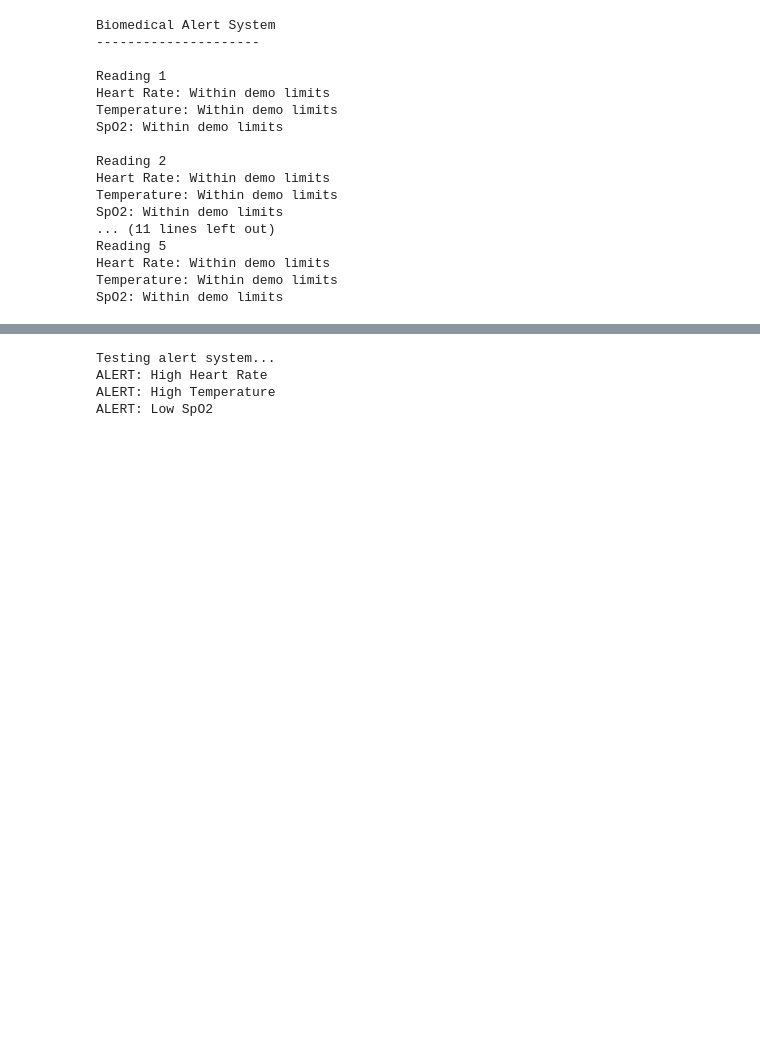
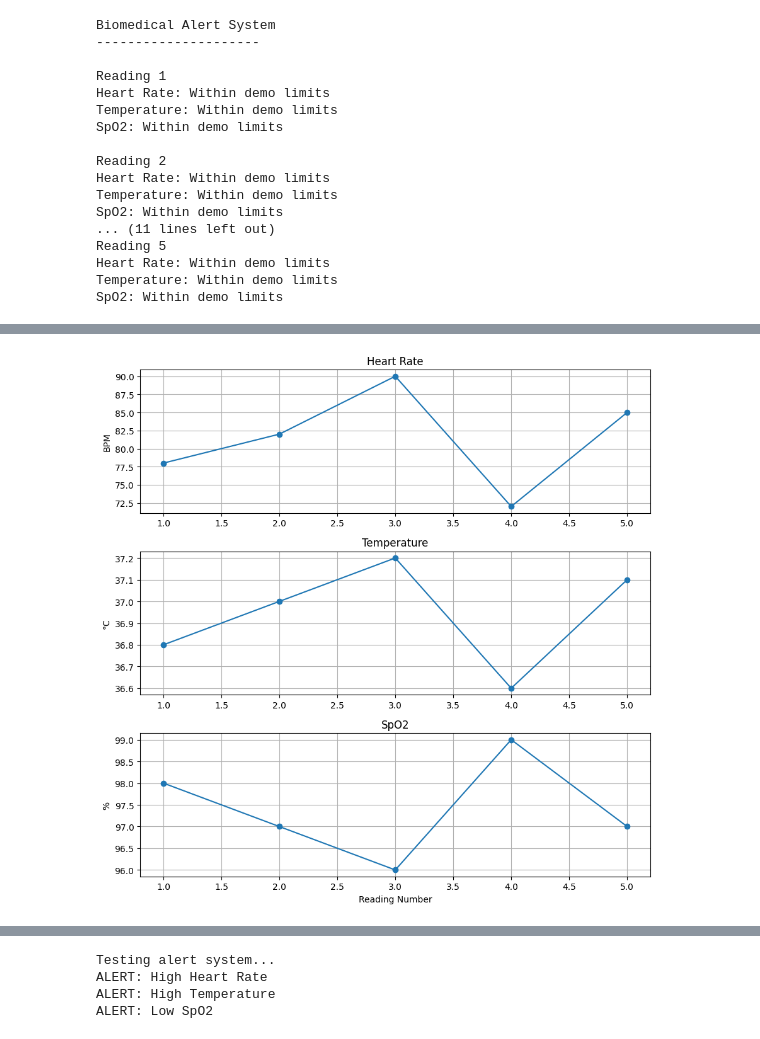
Before and after one commit to Madhu-BM673/smart-biomedical-monitor, a Jupyter notebook: biomedical_monitoring.ipynb, the cells around one changed output, grey strips where cells are left out. Drawn from its saved outputs; the diff is of its cells as text; code cells hidden in the pictures; blank space fills up the shorter version.

```diff
--- a/biomedical_monitoring.ipynb
+++ b/biomedical_monitoring.ipynb
@@ -155,3 +155,91 @@ Reading 5
 Heart Rate: Within demo limits
 Temperature: Within demo limits
 SpO2: Within demo limits
+# %%
+import csv
+import matplotlib.pyplot as plt
+
+# Function to read CSV data
+def read_data(filename):
+    heart_rates = []
+    temperatures = []
+    spo2_values = []
+
+    with open(filename, "r") as file:
+        reader = csv.DictReader(file)
+
+        for row in reader:
+            heart_rates.append(float(row["heart_rate"]))
+            temperatures.append(float(row["temperature"]))
+            spo2_values.append(float(row["spo2"]))
+
+    return heart_rates, temperatures, spo2_values
+
+
+# Function to display averages
+def display_average(hr, temp, spo2):
+    print("Biomedical Data Report")
+    print("--------------------")
+    print("Average Heart Rate:", sum(hr) / len(hr), "BPM")
+    print("Average Temperature:", sum(temp) / len(temp), "°C")
+    print("Average SpO2:", sum(spo2) / len(spo2), "%")
+
+
+# Function to plot graphs
+def plot_graphs(hr, temp, spo2):
+    readings = range(1, len(hr) + 1)
+
+    fig, axes = plt.subplots(3, 1, figsize=(9, 9))
+
+    axes[0].plot(readings, hr, marker="o")
+    axes[0].set_title("Heart Rate")
+    axes[0].set_ylabel("BPM")
+    axes[0].grid(True)
+
+    axes[1].plot(readings, temp, marker="o")
+    axes[1].set_title("Temperature")
+    axes[1].set_ylabel("°C")
+    axes[1].grid(True)
+
+    axes[2].plot(readings, spo2, marker="o")
+    axes[2].set_title("SpO2")
+    axes[2].set_ylabel("%")
+    axes[2].set_xlabel("Reading Number")
+    axes[2].grid(True)
+
+    plt.tight_layout()
+    plt.show()
+
+
+# Function to check demo alerts
+def check_alerts(hr, temp, spo2):
+    for i in range(len(hr)):
+        print(f"\nReading {i + 1}")
+
+        if hr[i] > 100:
+            print("High Heart Rate Alert")
+        elif hr[i] < 60:
+            print("Low Heart Rate Alert")
+        else:
+            print("Heart Rate: Within demo limits")
+
+        if temp[i] > 37.5:
+            print("High Temperature Alert")
+        else:
+            print("Temperature: Within demo limits")
+
+        if spo2[i] < 95:
+            print("Low SpO2 Alert")
+        else:
+            print("SpO2: Within demo limits")
+
+
+# Main program
+heart_rates, temperatures, spo2_values = read_data("readings.csv")
+
+display_average(heart_rates, temperatures, spo2_values)
+
+plot_graphs(heart_rates, temperatures, spo2_values)
+
+check_alerts(heart_rates, temperatures, spo2_values)
+# %% [output]
@@ -157,0 +251 @@ SpO2: Within demo limits
+[figure, added]
```
Also changed, not shown: parts of 1 cell of this notebook.
